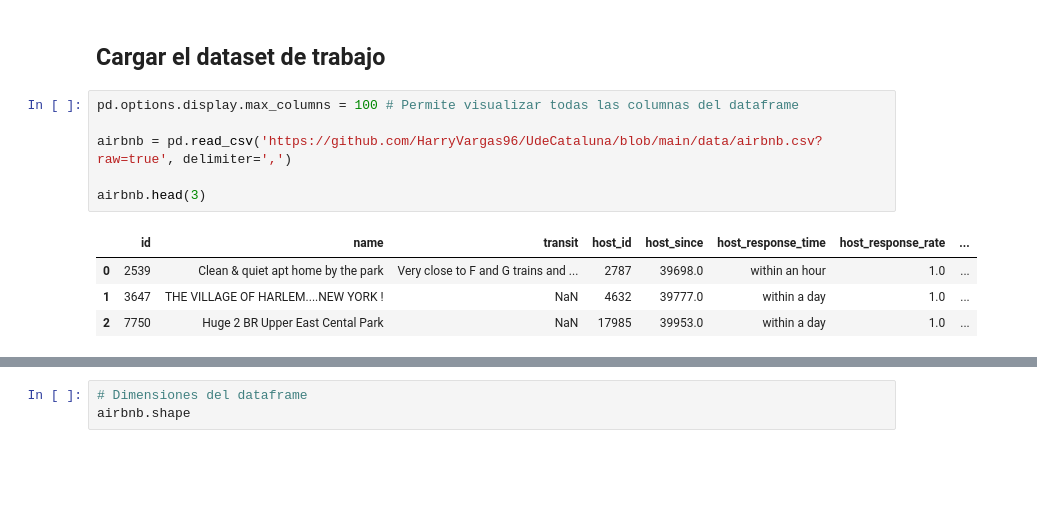
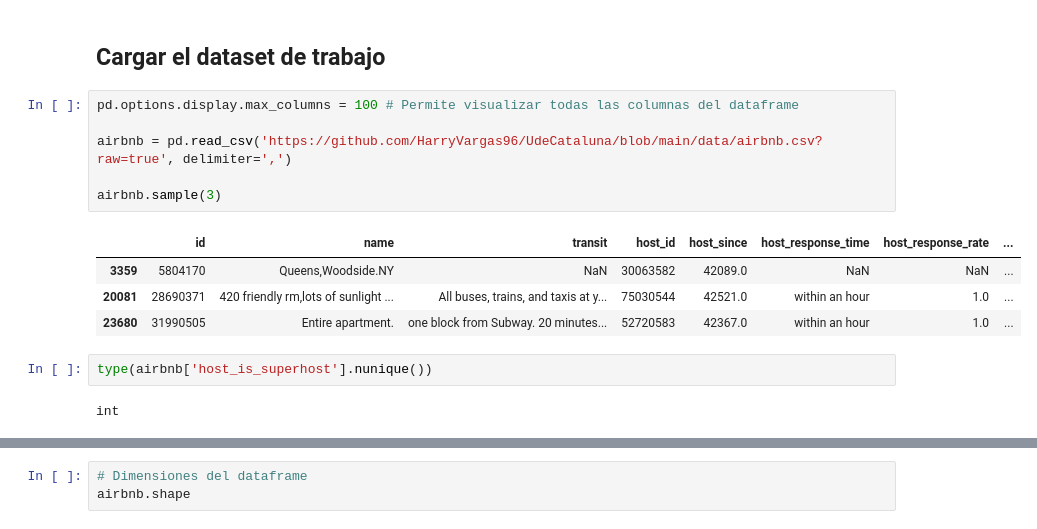
Before and after one commit to avanegasp/unicatalu-a, a Jupyter notebook: Copia_de_Fase_1_Precios_de_Airbnb_en_la_ciudad_de_New_York_Estudiantes.ipynb, the cells around one changed output, grey strips where cells are left out. Saved outputs shown, nothing was run; the diff lists cells and outputs as text; blank space fills up the shorter version.

```diff
--- a/Copia_de_Fase_1_Precios_de_Airbnb_en_la_ciudad_de_New_York_Estudiantes.ipynb
+++ b/Copia_de_Fase_1_Precios_de_Airbnb_en_la_ciudad_de_New_York_Estudiantes.ipynb
@@ -74,11 +74,15 @@ Seaborn 0.11.2
 # %%
 pd.options.display.max_columns = 100 # Permite visualizar todas las columnas del dataframe
 
 airbnb = pd.read_csv('https://github.com/HarryVargas96/UdeCataluna/blob/main/data/airbnb.csv?raw=true', delimiter=',')
 
-airbnb.head(3)
+airbnb.sample(3)
 # %% [output]
 |  | id | name | transit | host_id | host_since | host_response_time | host_response_rate | ... |
-| 0 | 2539 | Clean & quiet apt home by the park | Very close to F and G trains and ... | 2787 | 39698.0 | within an hour | 1.0 | ... |
-| 1 | 3647 | THE VILLAGE OF HARLEM....NEW YORK ! | NaN | 4632 | 39777.0 | within a day | 1.0 | ... |
-| 2 | 7750 | Huge 2 BR Upper East Cental Park | NaN | 17985 | 39953.0 | within a day | 1.0 | ... |
+| 3359 | 5804170 | Queens,Woodside.NY | NaN | 30063582 | 42089.0 | NaN | NaN | ... |
+| 20081 | 28690371 | 420 friendly rm,lots of sunlight ... | All buses, trains, and taxis at y... | 75030544 | 42521.0 | within an hour | 1.0 | ... |
+| 23680 | 31990505 | Entire apartment. | one block from Subway. 20 minutes... | 52720583 | 42367.0 | within an hour | 1.0 | ... |
+# %%
+type(airbnb['host_is_superhost'].nunique())
+# %% [output]
+int
```
Also changed, not shown: parts of 39 cells of this notebook.
